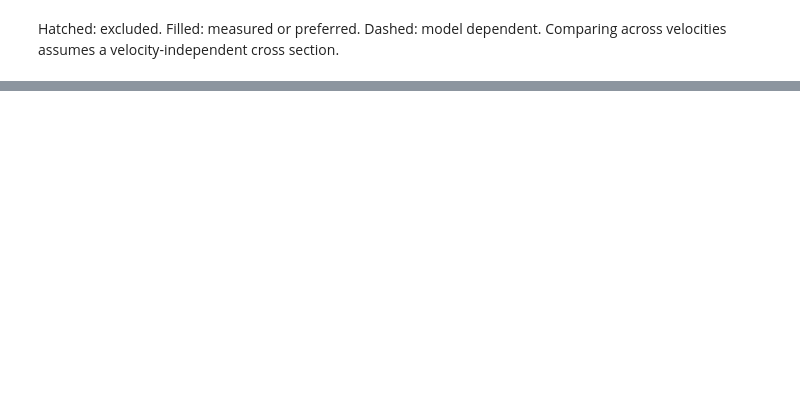
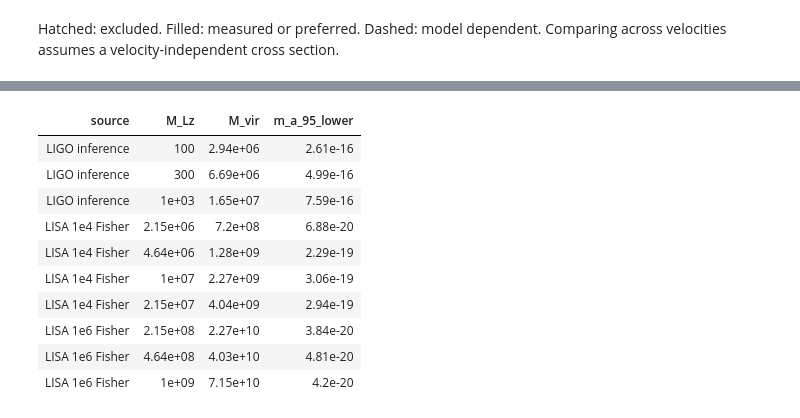
Before and after one commit to ninoephremidze/infer_with_FIONA, a Jupyter notebook: notebooks/04_core_size_calibration.ipynb, the cells around one changed output, grey strips where cells are left out. Cells and saved outputs as stored; diff of their text form; code cells hidden in the pictures; blank space fills up the shorter version.

```diff
--- a/notebooks/04_core_size_calibration.ipynb
+++ b/notebooks/04_core_size_calibration.ipynb
@@ -310,0 +378,61 @@ Hatched: excluded. Filled: measured or preferred. Dashed: model dependent. Compa
+# %%
+def ma_from_xc(xc, mlz, zl, zsampler):
+    # T23 Eq. (76): the axion mass for which the minimum soliton core equals x_c [eV]
+    deff = np.interp(zl, zsampler.z, zsampler.deff)
+    mv = m_vir(mlz, zl, deff)
+    return 50.4e-22 / ((1 + zl) ** 1.5 * (mv / 1e10) * deff * np.asarray(xc))
+
+
+def median_mvir(M, zsampler):
+    zl = zsampler.draw(np.full(20000, float(M)))
+    return np.median(m_vir(float(M), zl, np.interp(zl, zsampler.z, zsampler.deff)))
+
+
+# LIGO: inference along the CIS mass scan (informative runs, M_Lz >= 100)
+ULA_PE = []
+for m in [100, 300, 1000]:
+    s, _ = posteriors.load_fiona(posteriors.fiona_label('CIS', Y_TRUE, XC_TRUE, mlz=m))
+    mlz = np.asarray(s['MLz'])
+    ma = ma_from_xc(np.maximum(s['lp'], 1e-8), mlz, ZLIGO.draw(mlz), ZLIGO)
+    ULA_PE.append((m, median_mvir(m, ZLIGO), np.percentile(ma, 5)))
+ULA_PE = np.array(ULA_PE)
+
+# LISA: prior-truncated Fisher draws, as in Sec. 5
+ULA_LISA = {}
+for tag, label in [('LISA_mbbh1e4', r'$10^4+10^4\,M_\odot$'), ('LISA_mbbh1e6', r'$10^6+10^6\,M_\odot$')]:
+    fn = paths.DATA_DIR / f'core_fisher_{tag}_CIS.npz'
+    if not fn.exists():
+        continue
+    g = np.load(fn)
+    kk = list(g['y']).index(Y_TRUE)
+    rows = []
+    for j, M in enumerate(g['M_Lz']):
+        cov = g['cov_t'][0, j, kk]
+        if not np.all(np.isfinite(cov)):
+            continue
+        w, V = np.linalg.eigh(cov)
+        d = np.array((np.log(M), Y_TRUE, g['x_c'][0])) + Z @ (V * np.sqrt(np.clip(w, 0, None))).T
+        d = d[(d[:, 1] >= Y_BOX[0]) & (d[:, 1] <= Y_BOX[1]) & (d[:, 2] >= XC_BOX[0]) & (d[:, 2] <= XC_BOX[1])][:60000]
+        if len(d) < 1000 or np.percentile(d[:, 2], 95) >= 0.5:
+            continue
+        mlz = np.exp(d[:, 0])
+        ma = ma_from_xc(np.maximum(d[:, 2], 1e-8), mlz, ZLISA.draw(mlz), ZLISA)
+        rows.append((M, median_mvir(M, ZLISA), np.percentile(ma, 5)))
+    ULA_LISA[tag] = (label, np.array(rows))
+
+rows = [dict(source='LIGO inference', M_Lz=r[0], M_vir=r[1], m_a_95_lower=r[2]) for r in ULA_PE]
+for tag, (label, arr) in ULA_LISA.items():
+    rows += [dict(source=f'LISA {tag[-3:]} Fisher', M_Lz=r[0], M_vir=r[1], m_a_95_lower=r[2]) for r in arr]
+pd.DataFrame(rows).style.format({'M_Lz': '{:.3g}', 'M_vir': '{:.3g}', 'm_a_95_lower': '{:.3g}'}).hide(axis='index')
+# %% [output]
+| source | M_Lz | M_vir | m_a_95_lower |
+| LIGO inference | 100 | 2.94e+06 | 2.61e-16 |
+| LIGO inference | 300 | 6.69e+06 | 4.99e-16 |
+| LIGO inference | 1e+03 | 1.65e+07 | 7.59e-16 |
+| LISA 1e4 Fisher | 2.15e+06 | 7.2e+08 | 6.88e-20 |
+| LISA 1e4 Fisher | 4.64e+06 | 1.28e+09 | 2.29e-19 |
+| LISA 1e4 Fisher | 1e+07 | 2.27e+09 | 3.06e-19 |
+| LISA 1e4 Fisher | 2.15e+07 | 4.04e+09 | 2.94e-19 |
+| LISA 1e6 Fisher | 2.15e+08 | 2.27e+10 | 3.84e-20 |
+| LISA 1e6 Fisher | 4.64e+08 | 4.03e+10 | 4.81e-20 |
+| LISA 1e6 Fisher | 1e+09 | 7.15e+10 | 4.2e-20 |
```
Also changed, not shown: parts of 9 cells of this notebook, 3 other files.
